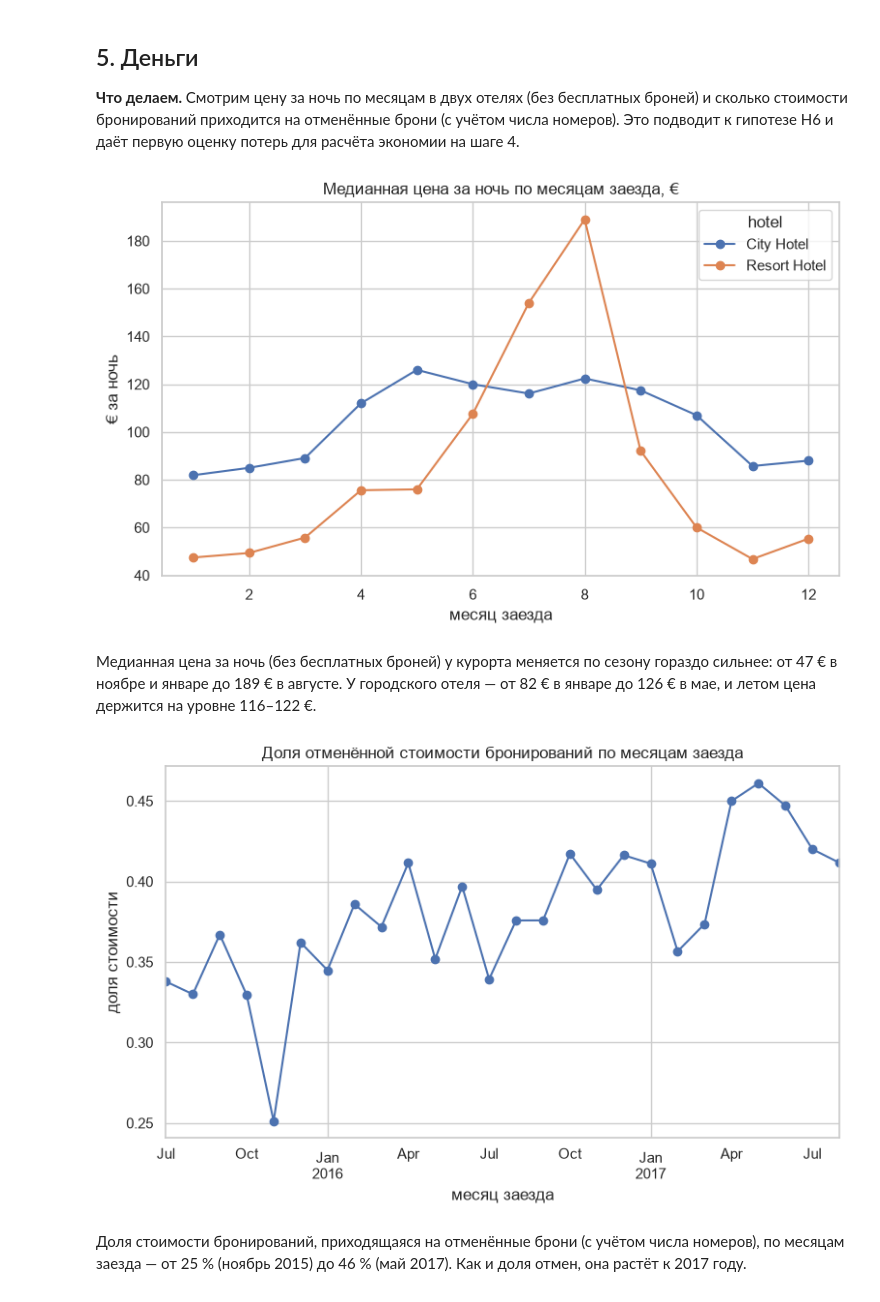
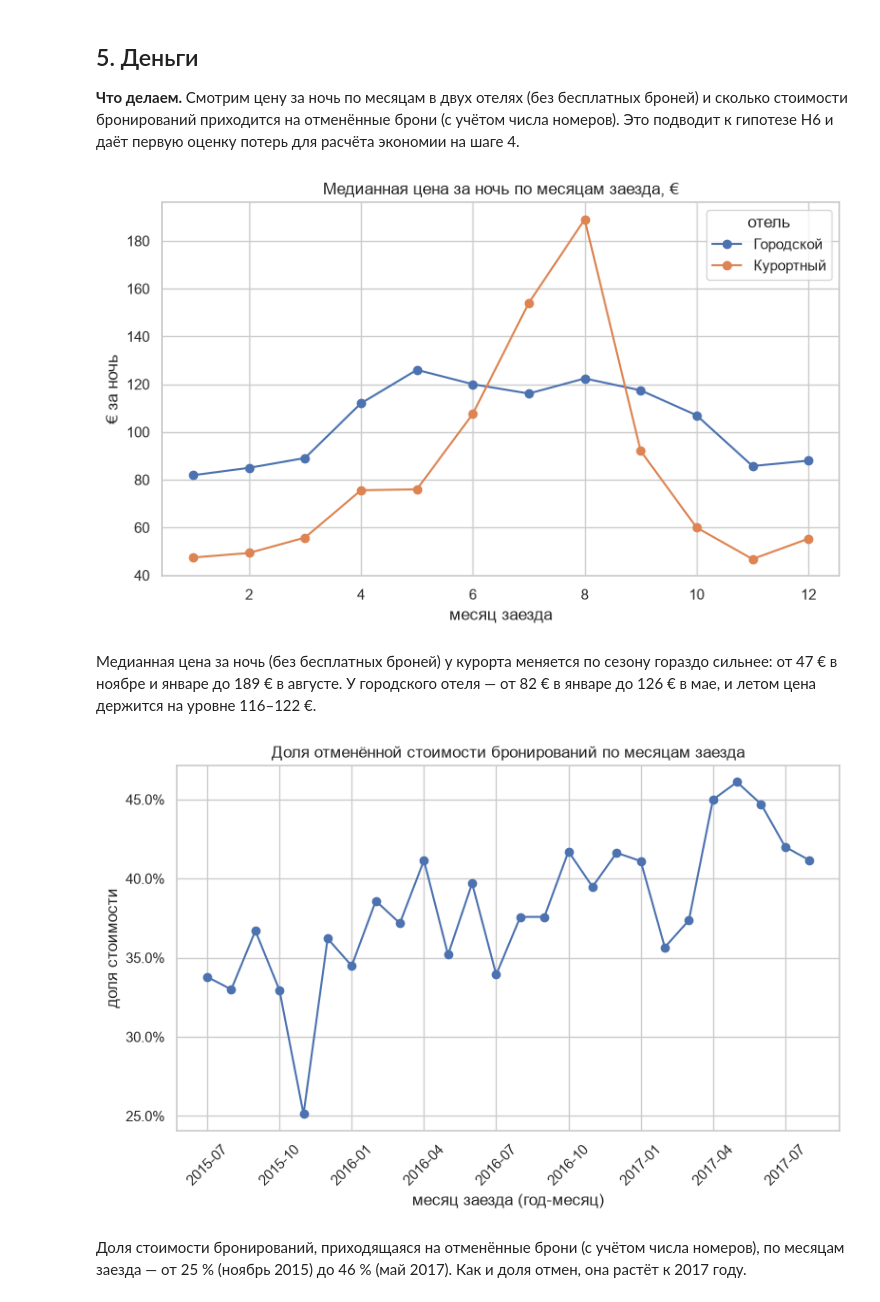
Before and after one commit to obivanio/hotel-cancellations-hse, a Jupyter notebook: notebooks/02_eda_hypotheses.ipynb, the cells around one changed output. Saved outputs shown, nothing was run; the diff lists cells and outputs as text; code cells hidden in the pictures.

```diff
--- a/notebooks/02_eda_hypotheses.ipynb
+++ b/notebooks/02_eda_hypotheses.ipynb
@@ -260,25 +293,29 @@ cancel_rates(df, 'required_car_parking_spaces').round(3)
 # %%
 prices = median_price_by_month(df)
 fig, ax = plt.subplots()
-prices.plot(ax=ax, marker='o')
+prices.rename(columns={'City Hotel': 'Городской', 'Resort Hotel': 'Курортный'}).plot(ax=ax, marker='o')
+ax.legend(title='отель')
 ax.set_title('Медианная цена за ночь по месяцам заезда, €')
 ax.set_xlabel('месяц заезда')
 ax.set_ylabel('€ за ночь')
 save_figure(fig, '04_price_by_month')
 # %% [output]
-[figure, old version]
+[figure, new version]
 # %% [markdown]
 Медианная цена за ночь (без бесплатных броней) у курорта меняется по сезону гораздо сильнее: от 47 € в ноябре и январе до 189 € в августе. У городского отеля — от 82 € в январе до 126 € в мае, и летом цена держится на уровне 116–122 €.
 # %%
 lost = lost_value_by_month(df)
 fig, ax = plt.subplots()
-lost['canceled_share'].plot(ax=ax, marker='o')
+ax.plot(lost.index.strftime('%Y-%m'), lost['canceled_share'], marker='o')
+ax.set_xticks(range(0, len(lost), 3))
+ax.tick_params(axis='x', rotation=45)
+ax.yaxis.set_major_formatter(PercentFormatter(1.0))
 ax.set_title('Доля отменённой стоимости бронирований по месяцам заезда')
-ax.set_xlabel('месяц заезда')
+ax.set_xlabel('месяц заезда (год-месяц)')
 ax.set_ylabel('доля стоимости')
 save_figure(fig, '05_lost_value')
 # %% [output]
-[figure, old version]
+[figure, new version]
 # %% [markdown]
 Доля стоимости бронирований, приходящаяся на отменённые брони (с учётом числа номеров), по месяцам заезда — от 25 % (ноябрь 2015) до 46 % (май 2017). Как и доля отмен, она растёт к 2017 году.
 # %%
```
Also changed, not shown: parts of 44 cells of this notebook, 4 other files.
